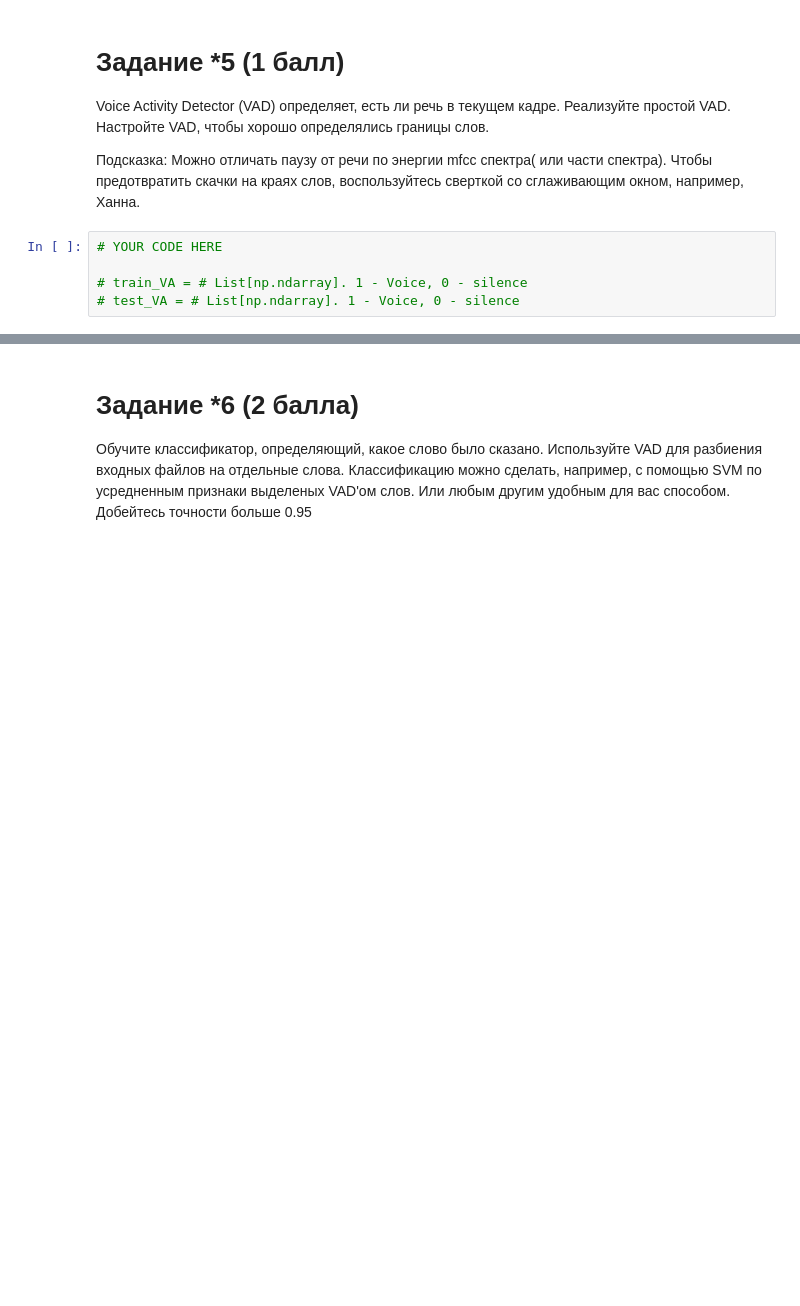
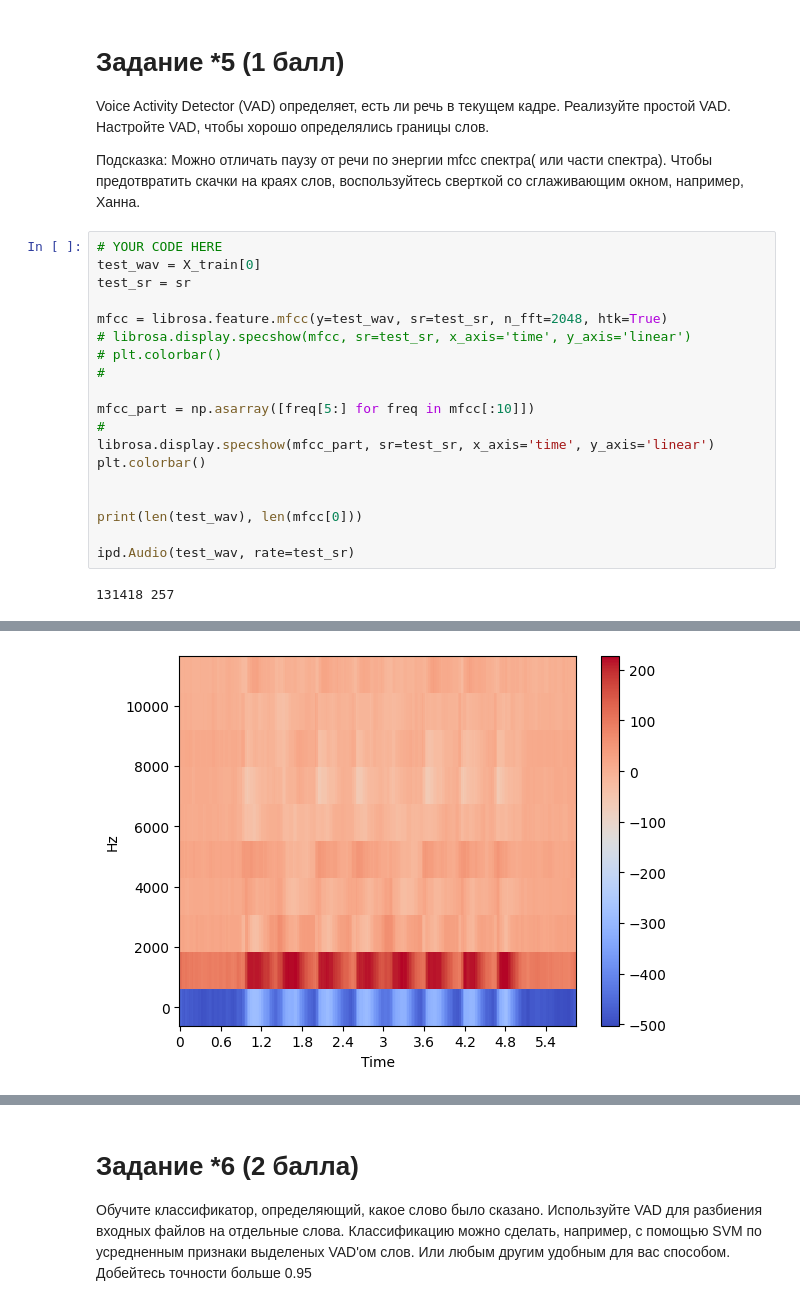
Before and after one commit to gezimur/DSP_labs, a Jupyter notebook: lab4.ipynb, the cells around one changed output, grey strips where cells are left out. Cells and saved outputs as stored; diff of their text form; blank space fills up the shorter version.

```diff
--- a/lab4.ipynb
+++ b/lab4.ipynb
@@ -413,8 +414,24 @@ Voice Activity Detector (VAD) определяет, есть ли речь в т
 
 Подсказка:
 Можно отличать паузу от речи по энергии mfcc спектра( или части спектра). Чтобы предотвратить скачки на краях слов, воспользуйтесь сверткой со сглаживающим окном, например, Ханна.
-# %%
-# YOUR CODE HERE
-
-# train_VA = # List[np.ndarray]. 1 - Voice, 0 - silence
-# test_VA = # List[np.ndarray]. 1 - Voice, 0 - silence
+# %%
+# YOUR CODE HERE
+test_wav = X_train[0]
+test_sr = sr
+
+mfcc = librosa.feature.mfcc(y=test_wav, sr=test_sr, n_fft=2048, htk=True)
+# librosa.display.specshow(mfcc, sr=test_sr, x_axis='time', y_axis='linear')
+# plt.colorbar()
+#
+
+mfcc_part = np.asarray([freq[5:] for freq in mfcc[:10]])
+#
+librosa.display.specshow(mfcc_part, sr=test_sr, x_axis='time', y_axis='linear')
+plt.colorbar()
+
+
+print(len(test_wav), len(mfcc[0]))
+
+ipd.Audio(test_wav, rate=test_sr)
+# %% [output]
+131418 257
@@ -420,0 +439 @@ Voice Activity Detector (VAD) определяет, есть ли речь в т
+[figure, added]
```
Also changed, not shown: parts of 15 cells of this notebook.
